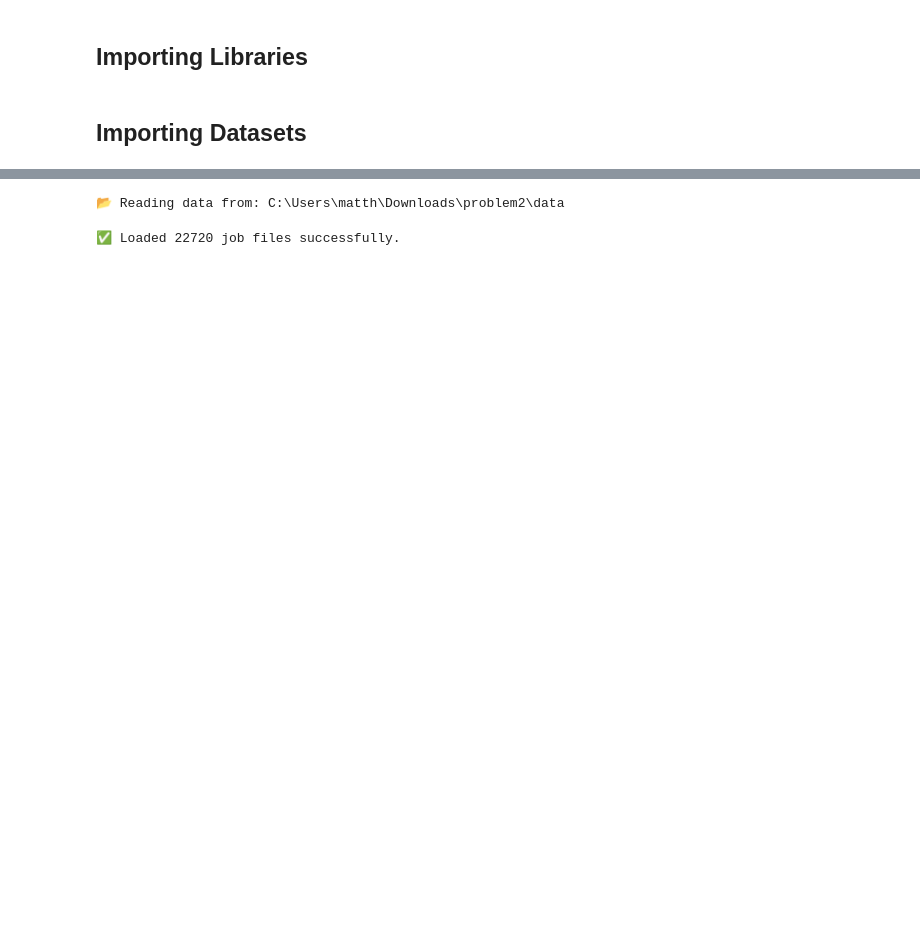
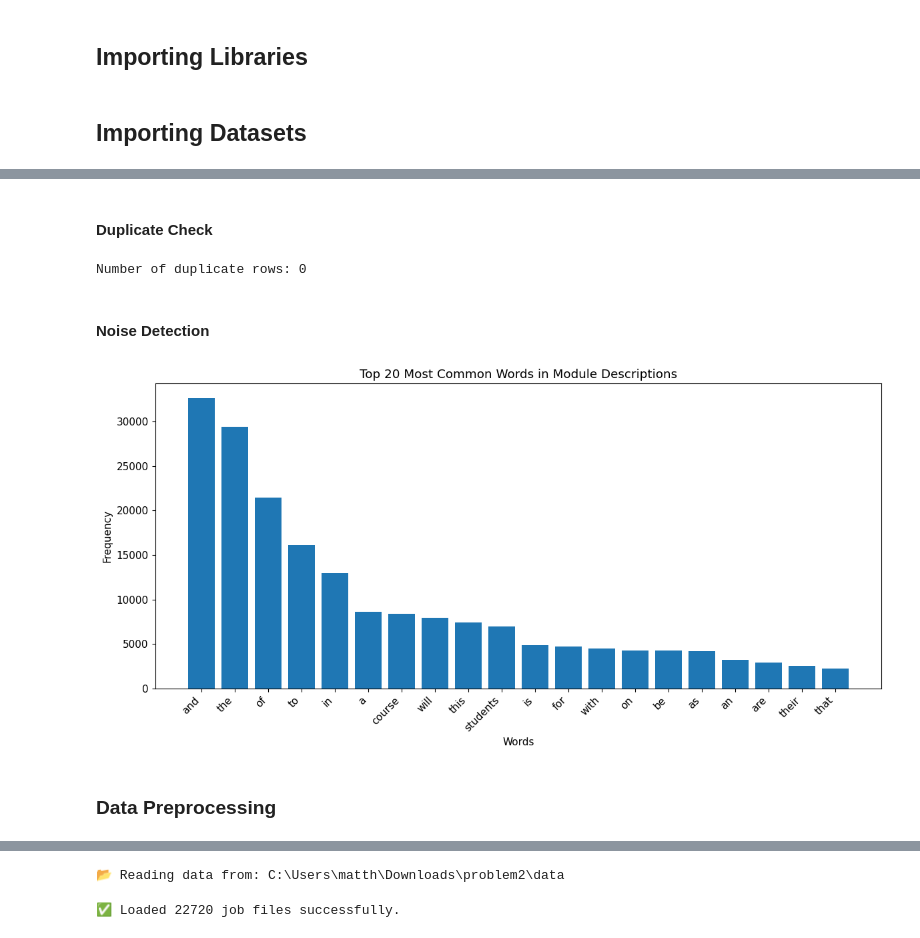
Before and after one commit to marcussyeo/DSA4264-Text-Group-3, a Jupyter notebook: notebooks/main.ipynb, the cells around one changed output, grey strips where cells are left out. Cells and saved outputs as stored; diff of their text form; code cells hidden in the pictures; blank space fills up the shorter version.

Commit message:
added data preprocessing

```diff
--- a/notebooks/main.ipynb
+++ b/notebooks/main.ipynb
@@ -36,0 +62,43 @@ Columns: ['moduleCode', 'title', 'acadYear', 'faculty', 'department', 'moduleCre
+# %% [markdown]
+#### Duplicate Check
+# %%
+duplicates = modules_df.duplicated().sum()
+print(f"Number of duplicate rows: {duplicates}")
+# %% [output]
+Number of duplicate rows: 0
+# %% [markdown]
+#### Noise Detection
+# %%
+# combine all descriptions into one text
+text = " ".join(
+    modules_df["description"]
+    .fillna("")
+    .astype(str)
+    .str.lower()
+)
+
+# split into words
+words = text.split()
+
+# count frequency
+word_freq = Counter(words)
+
+# get top 20 most common words
+top_words = word_freq.most_common(20)
+
+labels = [w[0] for w in top_words]
+counts = [w[1] for w in top_words]
+
+# plot
+plt.figure(figsize=(12, 6))
+plt.bar(labels, counts)
+plt.xticks(rotation=45, ha="right")
+plt.title("Top 20 Most Common Words in Module Descriptions")
+plt.xlabel("Words")
+plt.ylabel("Frequency")
+plt.tight_layout()
+plt.show()
+# %% [output]
+[figure, added]
+# %% [markdown]
+### Data Preprocessing
```
Also changed, not shown: parts of 9 cells of this notebook.
